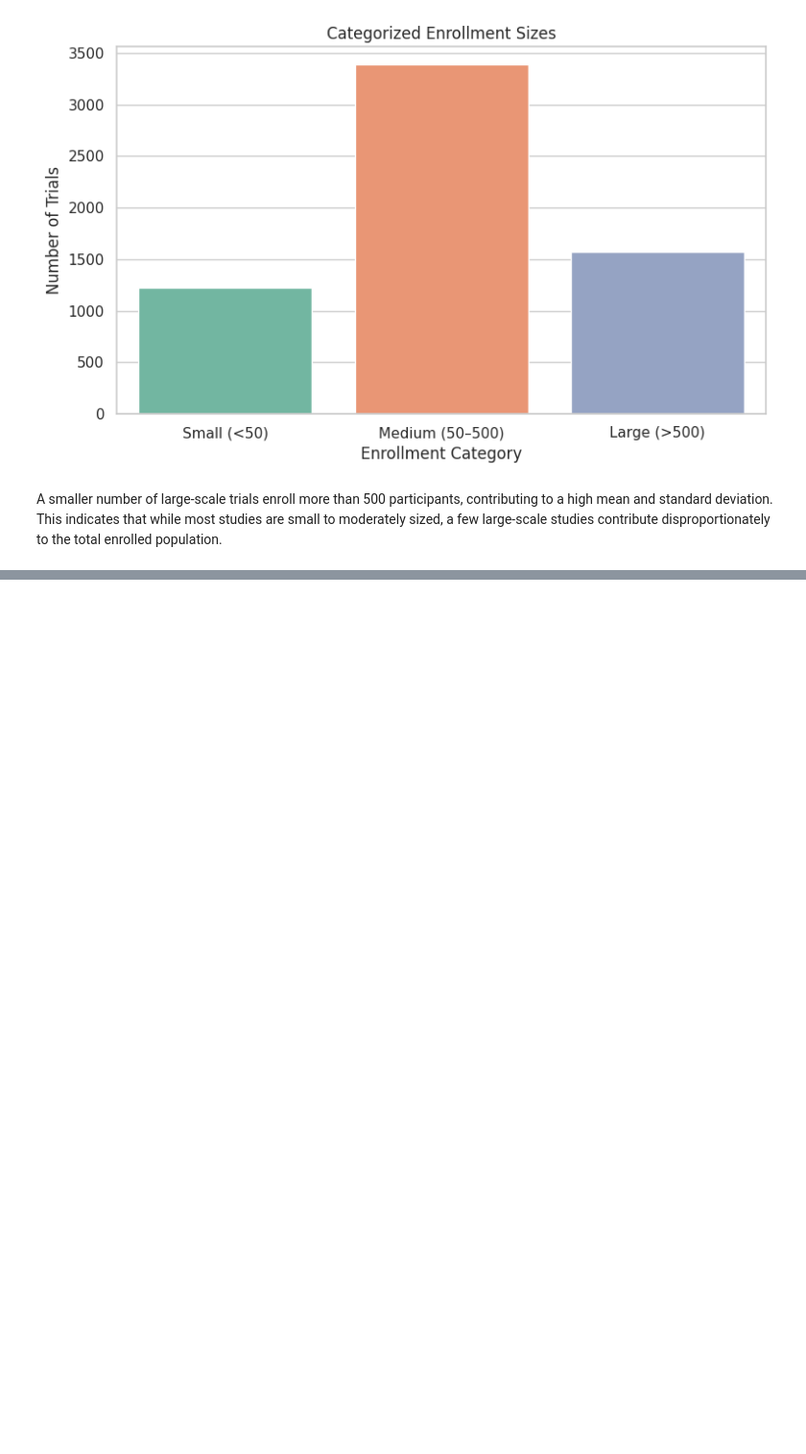
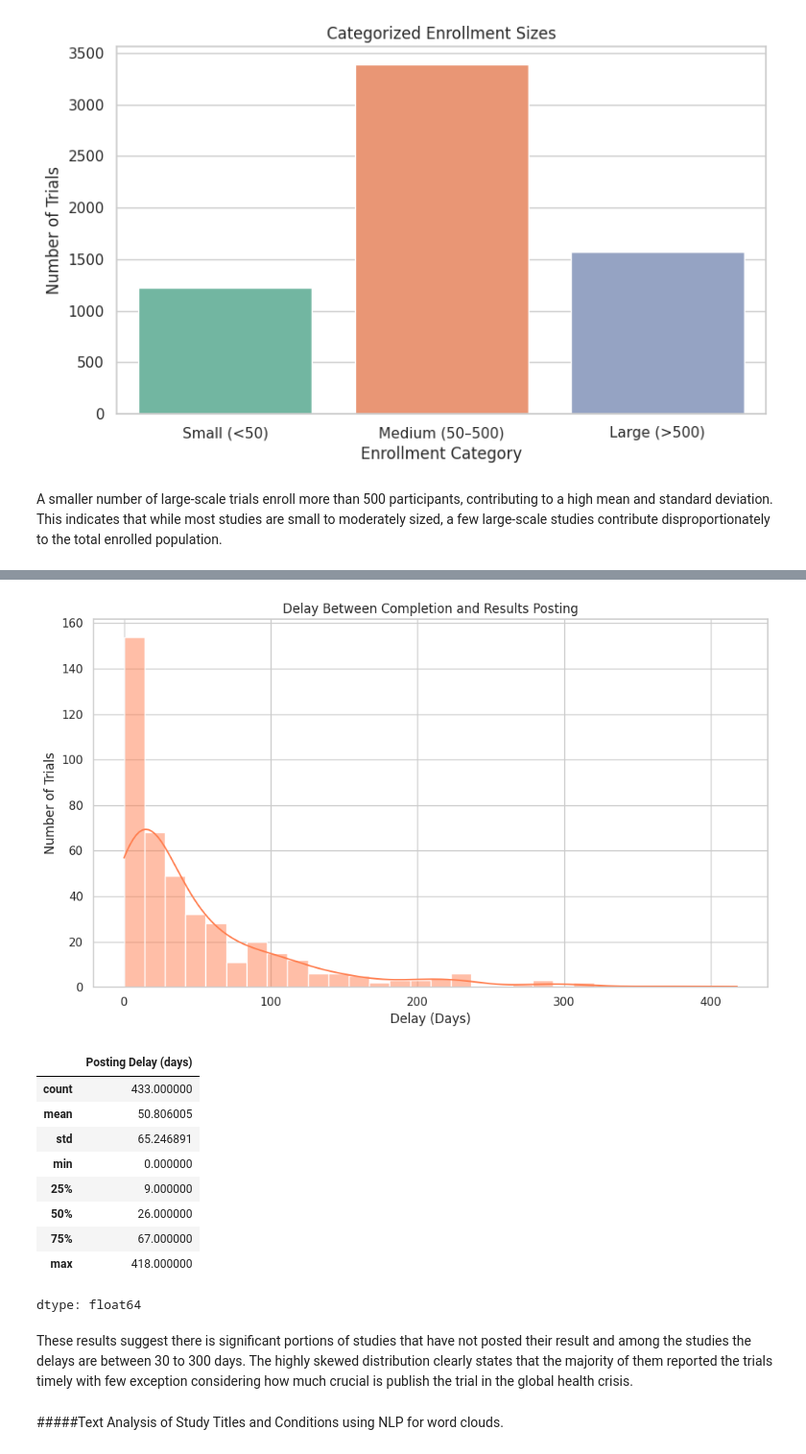
Before and after one commit to Gyanendra079/COVID-19-Clinical-Trials-EDA-Pandas, a Jupyter notebook: COVID_19_Clinical_Trials_EDA_Pandas_.ipynb, the cells around one changed output, grey strips where cells are left out. Shown at 96% size. Drawn from its saved outputs; the diff is of its cells as text; code cells hidden in the pictures; blank space fills up the shorter version.

```diff
--- a/COVID_19_Clinical_Trials_EDA_Pandas_.ipynb
+++ b/COVID_19_Clinical_Trials_EDA_Pandas_.ipynb
@@ -580,0 +693,29 @@ Passing `palette` without assigning `hue` is deprecated and will be removed in v
+# %%
+# --- Plot 2: Histogram of posting delay ---
+plt.figure(figsize=(10, 6))
+sns.histplot(df_results['Posting Delay (days)'], bins=30, kde=True, color='coral')
+plt.title("Delay Between Completion and Results Posting")
+plt.xlabel("Delay (Days)")
+plt.ylabel("Number of Trials")
+plt.tight_layout()
+plt.show()
+
+# Summary statistics of delay
+df_results['Posting Delay (days)'].describe()
+# %% [output]
+[figure, added]
+|  | Posting Delay (days) |
+| count | 433.000000 |
+| mean | 50.806005 |
+| std | 65.246891 |
+| min | 0.000000 |
+| 25% | 9.000000 |
+| 50% | 26.000000 |
+| 75% | 67.000000 |
+| max | 418.000000 |
+dtype: float64
+# %% [markdown]
+These results suggest there is significant portions of studies that have not posted their result and among the studies the delays are between 30 to 300 days.
+The highly skewed distribution clearly states that the majority of them reported the trials timely with few exception considering how much crucial is publish the trial in the global health crisis.
+# %% [markdown]
+#####Text Analysis of Study Titles and Conditions using NLP for word clouds.
```
Also changed, not shown: parts of 28 cells of this notebook.
